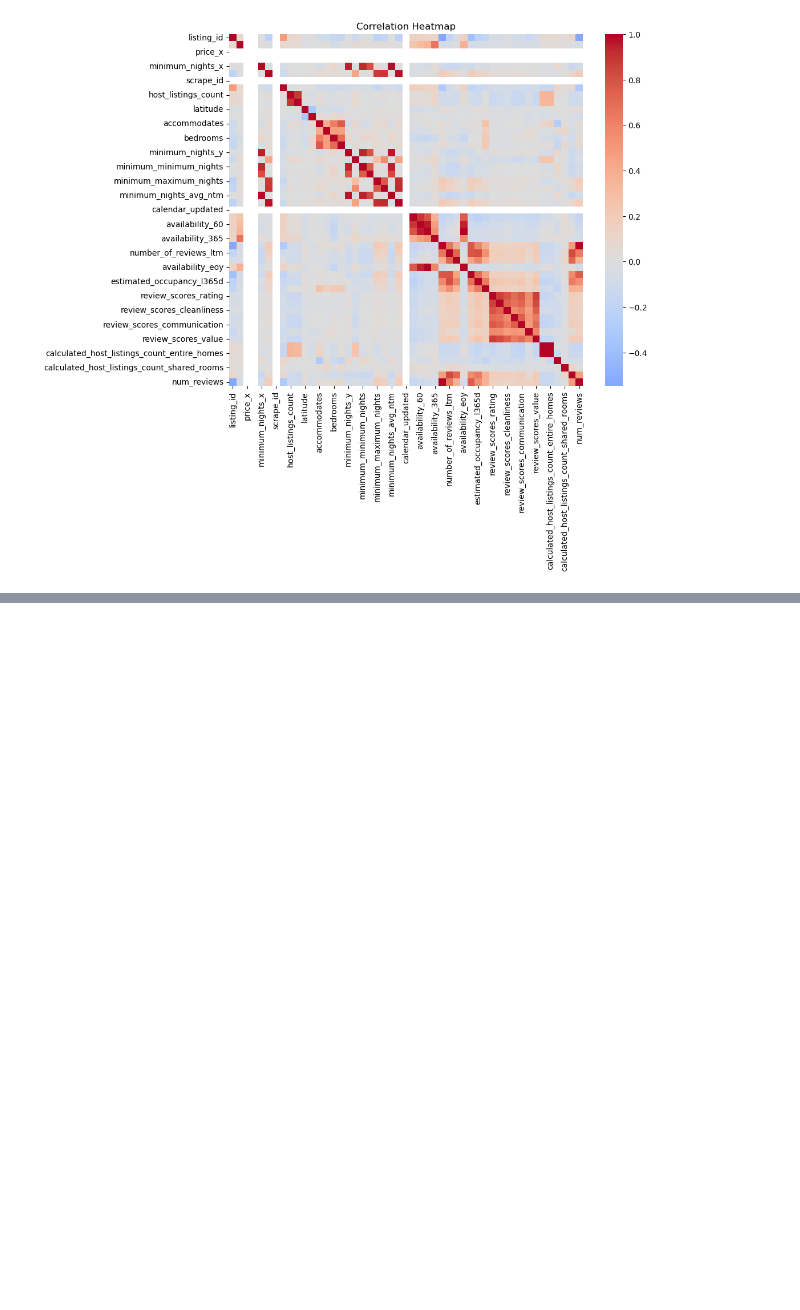
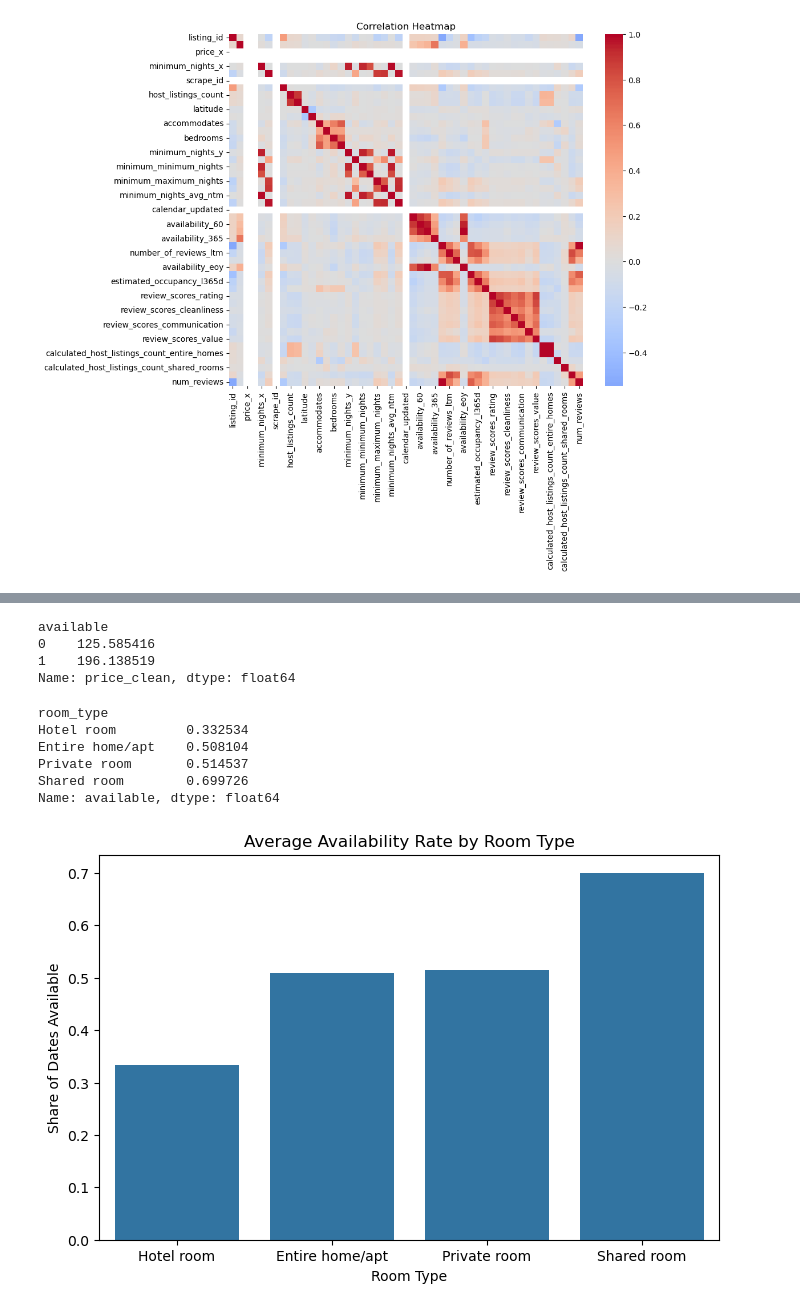
Before and after one commit to MateoBarredaR/hackaton1, a Jupyter notebook: notebooks/may.ipynb, the cells around one changed output, grey strips where cells are left out. Saved outputs shown, nothing was run; the diff lists cells and outputs as text; code cells hidden in the pictures; blank space fills up the shorter version.

```diff
--- a/notebooks/may.ipynb
+++ b/notebooks/may.ipynb
@@ -188,0 +279,29 @@ plt.show()
+# %%
+df.groupby('available')['price_clean'].mean()
+# %% [output]
+available
+0    125.585416
+1    196.138519
+Name: price_clean, dtype: float64
+# %%
+#Availability comparison by room type
+
+
+room_availability = df.groupby('room_type')['available'].mean().sort_values()
+
+print(room_availability)
+
+plt.figure(figsize=(8,5))
+sns.barplot(x=room_availability.index, y=room_availability.values)
+plt.title("Average Availability Rate by Room Type")
+plt.ylabel("Share of Dates Available")
+plt.xlabel("Room Type")
+plt.show()
+# %% [output]
+room_type
+Hotel room         0.332534
+Entire home/apt    0.508104
+Private room       0.514537
+Shared room        0.699726
+Name: available, dtype: float64
+[figure, added]
```
Also changed, not shown: parts of 8 cells of this notebook.
